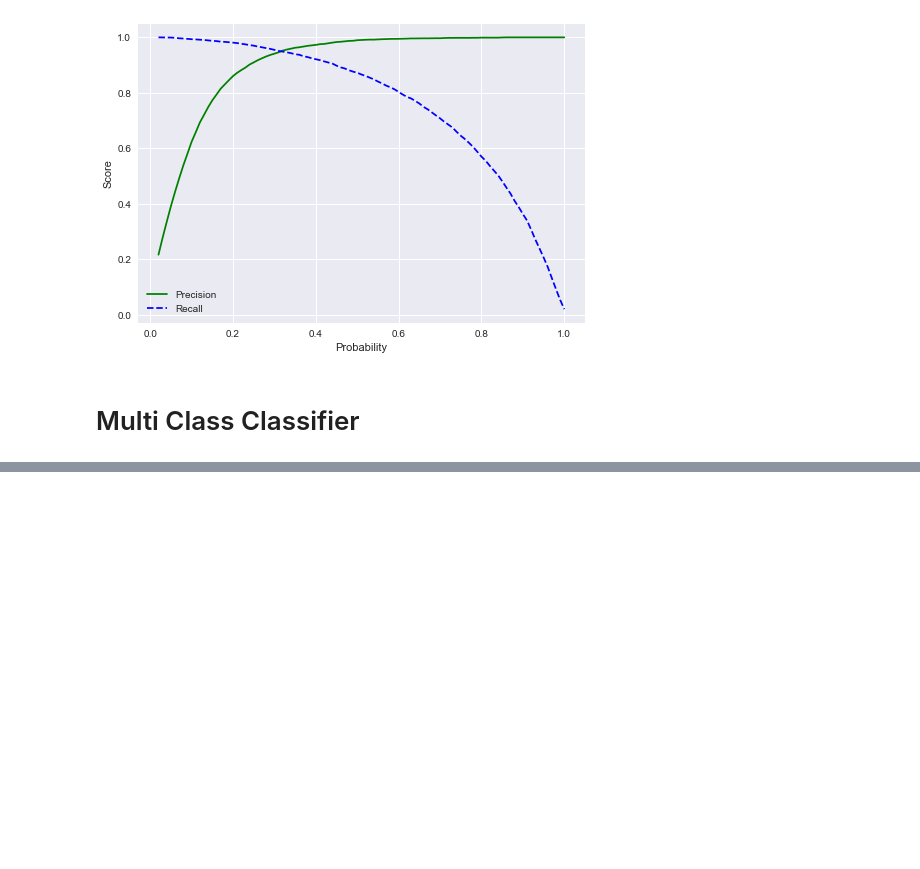
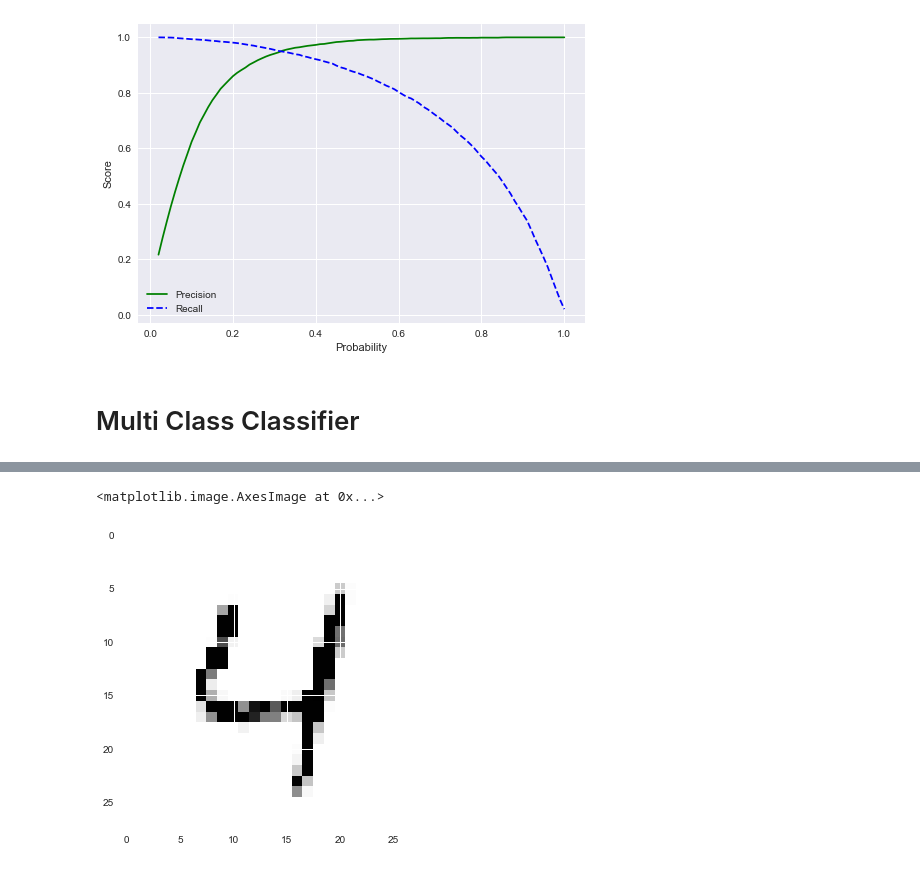
Before and after one commit to Edison0019/basic_to_advance_ml, a Jupyter notebook: Code/Classification MNIST.ipynb, the cells around one changed output, grey strips where cells are left out. Saved outputs shown, nothing was run; the diff lists cells and outputs as text; code cells hidden in the pictures; blank space fills up the shorter version.

```diff
--- a/Code/Classification MNIST.ipynb
+++ b/Code/Classification MNIST.ipynb
@@ -256,0 +303,3 @@ plt.show()
+# %%
+sgdc_classifier.fit(X_train,y_train)
+sgdc_classifier.predict([X[0]])
@@ -256,0 +398,12 @@ plt.show()
+# %%
+# face recognisition classifiers
+# are examples of multilabel classifiers
+# because in one image it might identify
+# more than one person
+from sklearn.neighbors import KNeighborsClassifier
+
+y_train_large = (y_train >= 7)
+y_train_odd = (y_train % 2 == 1)
+y_multilabel = np.c_[y_train_large, y_train_odd]
+knn_clf = KNeighborsClassifier(n_jobs=3)
+knn_clf.fit(X_train, y_multilabel)
@@ -256,0 +450,5 @@ plt.show()
+# %%
+plt.imshow(clean_digit.reshape(28,28))
+# %% [output]
+<matplotlib.image.AxesImage at 0x...>
+[figure, added]
```
Also changed, not shown: parts of 37 cells of this notebook.
